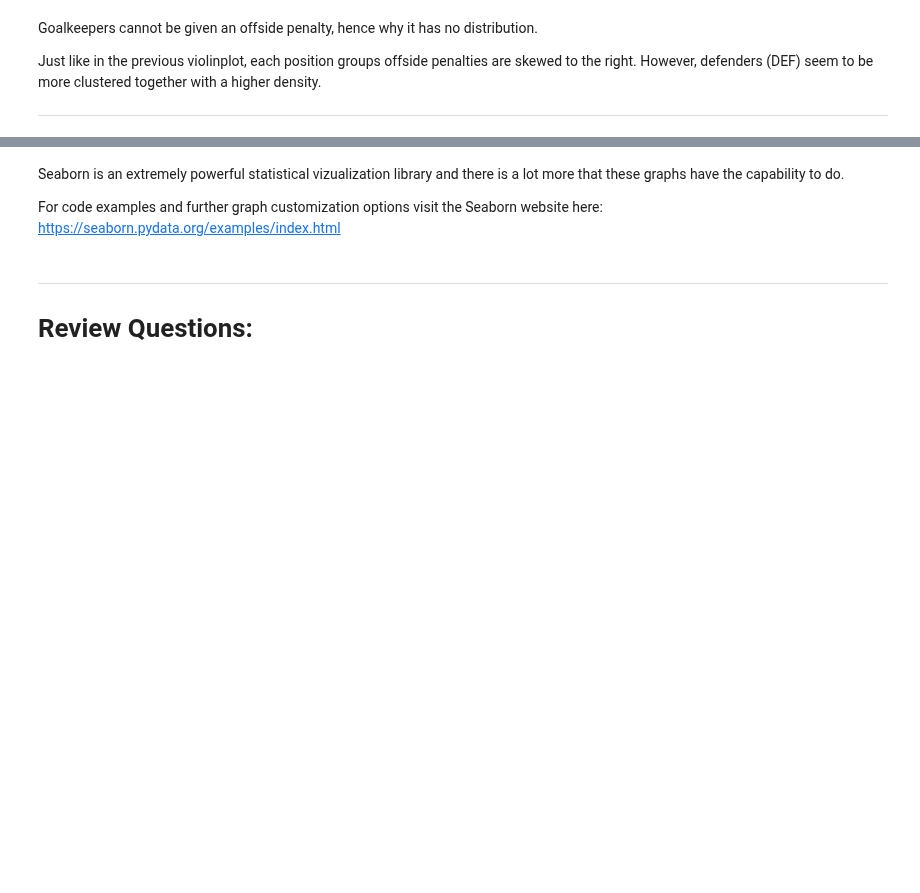
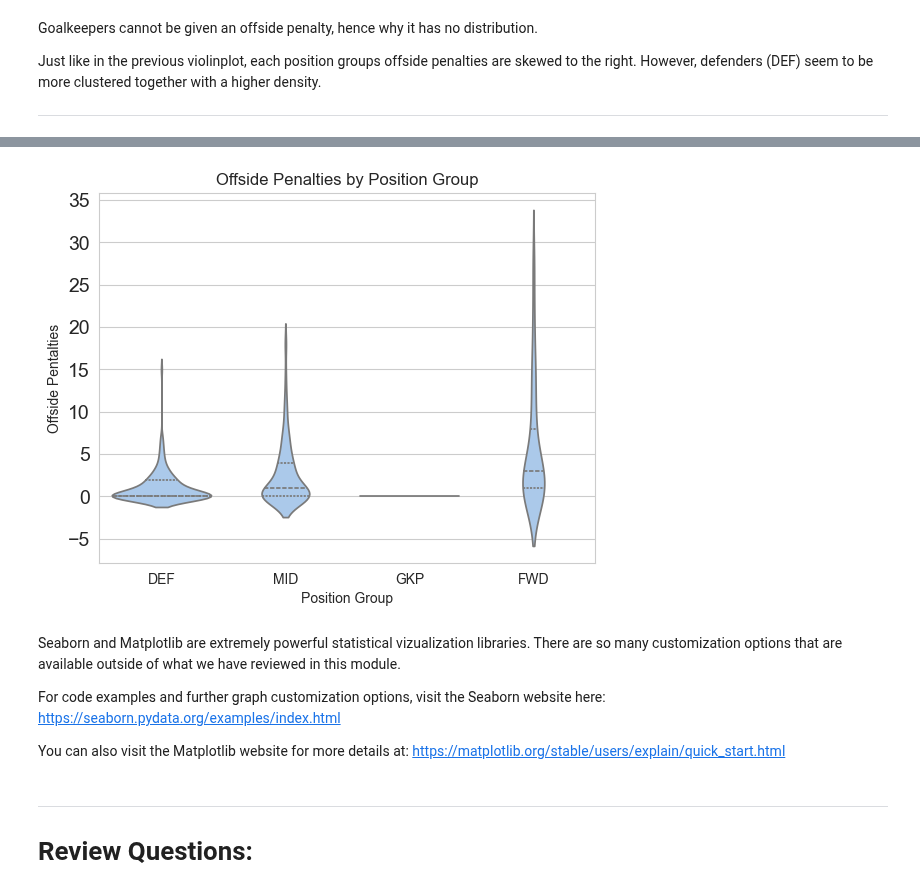
Before and after one commit to schuckers/Charlotte_SCORE_Summer25, a Jupyter notebook: Modules/Seaborn and Basic visualizations in Python Using English Premier League data by Austin Hayes/Seaborn and Basic visualizations in Python Using English Premier League data by Austin Hayes.ipynb, the cells around one changed output, grey strips where cells are left out. Cells and saved outputs as stored; diff of their text form; code cells hidden in the pictures; blank space fills up the shorter version.

Commit message:
Update to Seaborn library

```diff
--- a/Modules/Seaborn and Basic visualizations in Python Using English Premier League data by Austin Hayes/Seaborn and Basic visualizations in Python Using English Premier League data by Austin Hayes.ipynb
+++ b/Modules/Seaborn and Basic visualizations in Python Using English Premier League data by Austin Hayes/Seaborn and Basic visualizations in Python Using English Premier League data by Austin Hayes.ipynb
@@ -345,7 +351,33 @@ Just like in the previous violinplot, each position groups offside penalties are
+# %%
+sns.violinplot(data = premier_league_data, x='Position', y = 'Offsides', inner='quartile')
+
+# label x and y axes
+plt.xlabel('Position Group')
+plt.ylabel('Offside Pentalties')
+
+# Add a title to the plot
+plt.title('Offside Penalties by Position Group')
+
+# Set the style of the plot to 'whitegrid'
+sns.set_style('whitegrid')
+
+# Set the color palette to 'pastel' for a softer look
+# This will change the colors of the plot elements to pastel shades
+sns.set_palette('pastel')
+
+# Set the font size to 14 for better readability on the y-axis
+plt.yticks(fontsize=14)
+
+# Show the plot
+plt.show()
+# %% [output]
+[figure, added]
 # %% [markdown]
-Seaborn is an extremely powerful statistical vizualization library and there is a lot more that these graphs have the capability to do.
+Seaborn and Matplotlib are extremely powerful statistical vizualization libraries. There are so many customization options that are available outside of what we have reviewed in this module.
 
-For code examples and further graph customization options visit the Seaborn website here: https://seaborn.pydata.org/examples/index.html
+For code examples and further graph customization options, visit the Seaborn website here: https://seaborn.pydata.org/examples/index.html
+
+You can also visit the Matplotlib website for more details at: https://matplotlib.org/stable/users/explain/quick_start.html
 # %% [markdown]
 ---
 
```
Also changed, not shown: parts of 1 cell of this notebook.
